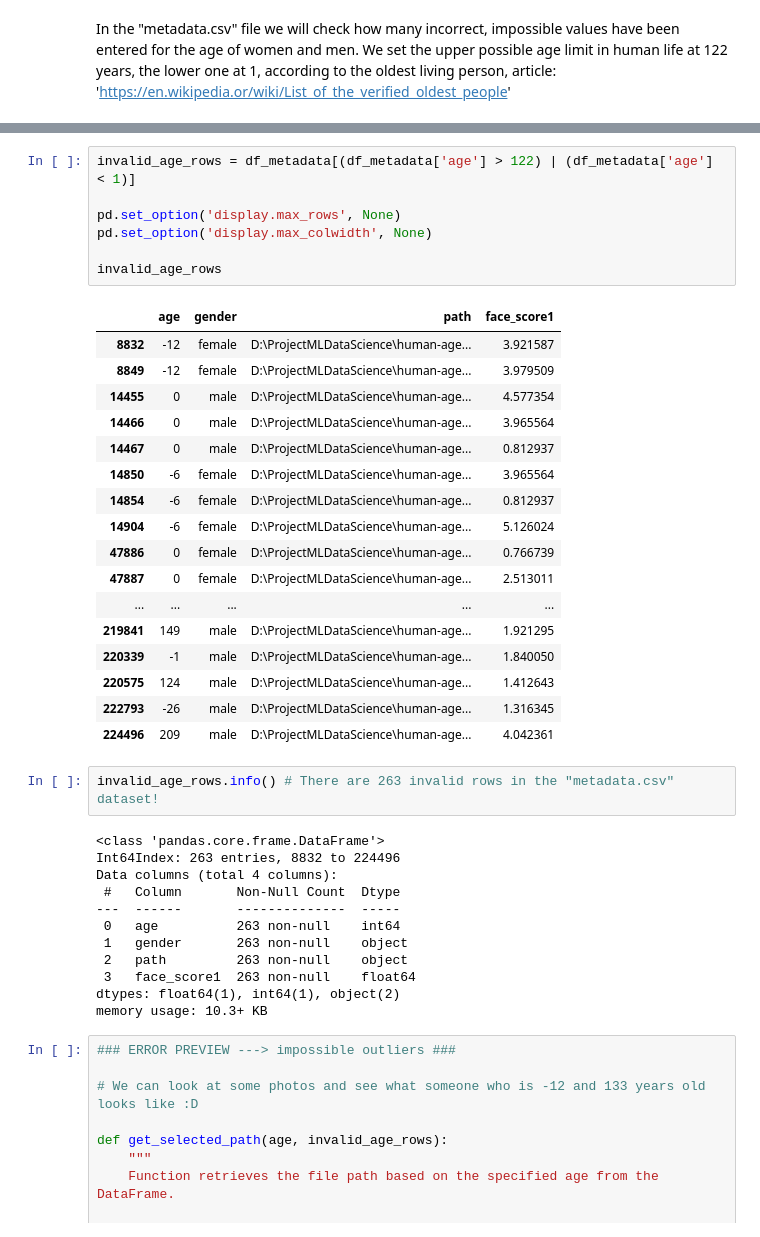
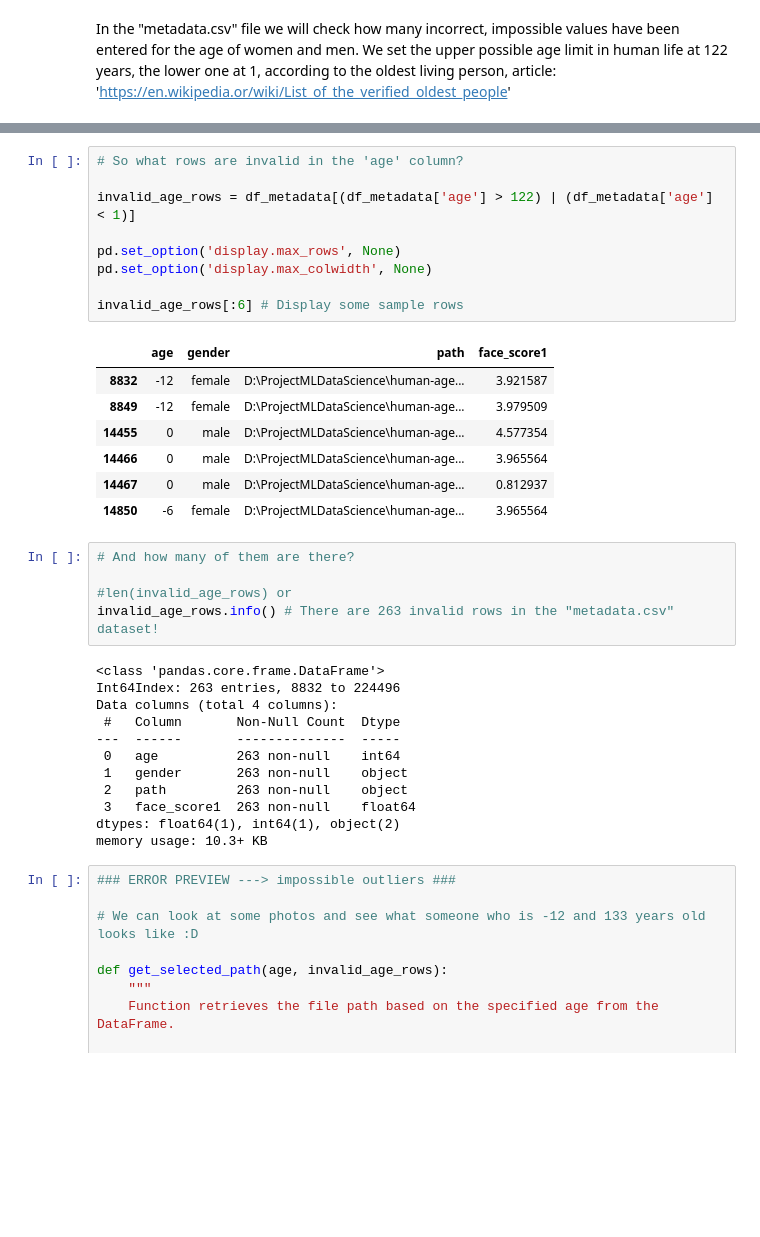
Before and after one commit to eggwhat/age-detection, a Jupyter notebook: train/exploratory_data_analysis/exploratory_data_analysis.ipynb, the cells around one changed output, grey strips where cells are left out. Drawn from its saved outputs; the diff is of its cells as text; blank space fills up the shorter version.

```diff
--- a/train/exploratory_data_analysis/exploratory_data_analysis.ipynb
+++ b/train/exploratory_data_analysis/exploratory_data_analysis.ipynb
@@ -112,29 +119,24 @@ Lowest value in the "age" column: -39
 # %%
+# So what rows are invalid in the 'age' column?
+
 invalid_age_rows = df_metadata[(df_metadata['age'] > 122) | (df_metadata['age'] < 1)]
 
 pd.set_option('display.max_rows', None)
 pd.set_option('display.max_colwidth', None)
 
-invalid_age_rows
+invalid_age_rows[:6] # Display some sample rows
 # %% [output]
 |  | age | gender | path | face_score1 |
 | 8832 | -12 | female | D:\ProjectMLDataScience\human-age... | 3.921587 |
 | 8849 | -12 | female | D:\ProjectMLDataScience\human-age... | 3.979509 |
 | 14455 | 0 | male | D:\ProjectMLDataScience\human-age... | 4.577354 |
 | 14466 | 0 | male | D:\ProjectMLDataScience\human-age... | 3.965564 |
 | 14467 | 0 | male | D:\ProjectMLDataScience\human-age... | 0.812937 |
 | 14850 | -6 | female | D:\ProjectMLDataScience\human-age... | 3.965564 |
-| 14854 | -6 | female | D:\ProjectMLDataScience\human-age... | 0.812937 |
-| 14904 | -6 | female | D:\ProjectMLDataScience\human-age... | 5.126024 |
-| 47886 | 0 | female | D:\ProjectMLDataScience\human-age... | 0.766739 |
-| 47887 | 0 | female | D:\ProjectMLDataScience\human-age... | 2.513011 |
-| ... | ... | ... | ... | ... |
-| 219841 | 149 | male | D:\ProjectMLDataScience\human-age... | 1.921295 |
-| 220339 | -1 | male | D:\ProjectMLDataScience\human-age... | 1.840050 |
-| 220575 | 124 | male | D:\ProjectMLDataScience\human-age... | 1.412643 |
-| 222793 | -26 | male | D:\ProjectMLDataScience\human-age... | 1.316345 |
-| 224496 | 209 | male | D:\ProjectMLDataScience\human-age... | 4.042361 |
 # %%
+# And how many of them are there?
+
+#len(invalid_age_rows) or
 invalid_age_rows.info() # There are 263 invalid rows in the "metadata.csv" dataset!
 # %% [output]
 <class 'pandas.core.frame.DataFrame'>
```
Also changed, not shown: parts of 14 cells of this notebook.
